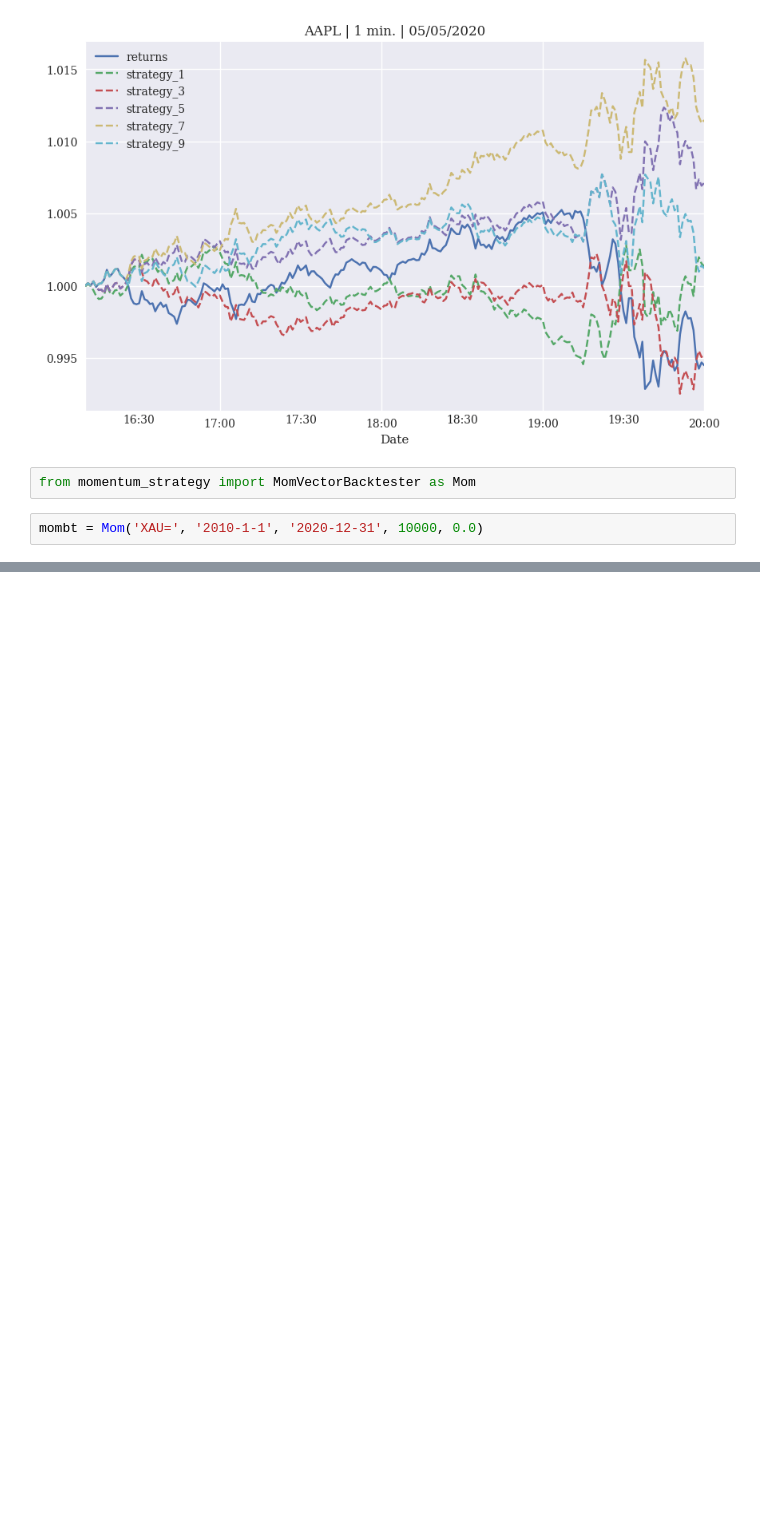
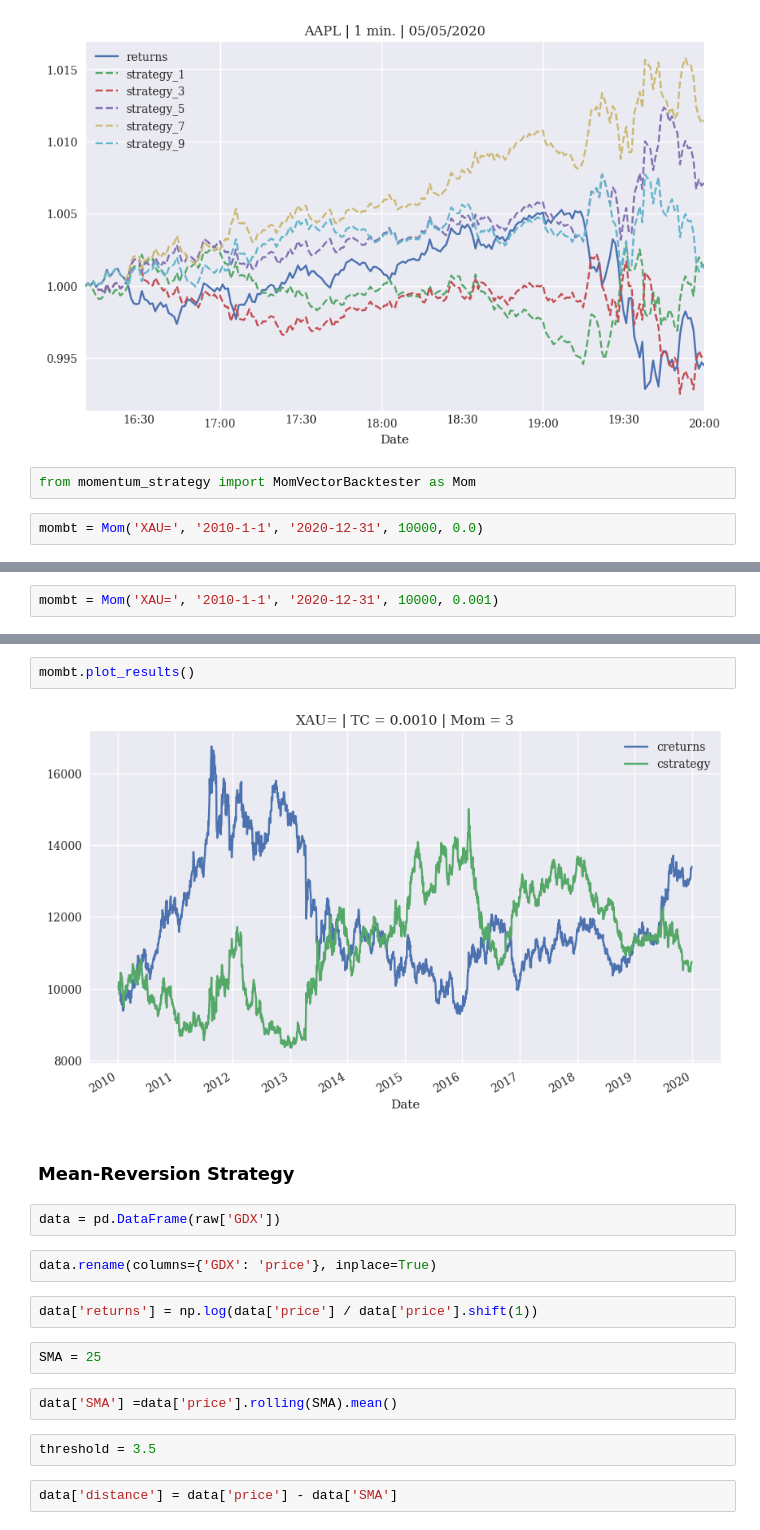
Before and after one commit to enginearn/Python_for_Algorithmic_Trading-978-4873119793, a Jupyter notebook: Chapter_04/vectors.ipynb, the cells around one changed output, grey strips where cells are left out. Cells and saved outputs as stored; diff of their text form; blank space fills up the shorter version.

```diff
--- a/Chapter_04/vectors.ipynb
+++ b/Chapter_04/vectors.ipynb
@@ -489,0 +494,2 @@ KeyError: 'cstrategy'
+# %%
+mombt = Mom('XAU=', '2010-1-1', '2020-12-31', 10000, 0.001)
@@ -489,0 +500,20 @@ KeyError: 'cstrategy'
+# %%
+mombt.plot_results()
+# %% [output]
+[figure, added]
+# %% [markdown]
+###  Mean-Reversion Strategy
+# %%
+data = pd.DataFrame(raw['GDX'])
+# %%
+data.rename(columns={'GDX': 'price'}, inplace=True)
+# %%
+data['returns'] = np.log(data['price'] / data['price'].shift(1))
+# %%
+SMA = 25
+# %%
+data['SMA'] =data['price'].rolling(SMA).mean()
+# %%
+threshold = 3.5
+# %%
+data['distance'] = data['price'] - data['SMA']
```
Also changed, not shown: parts of 20 cells of this notebook, 1 other file.
